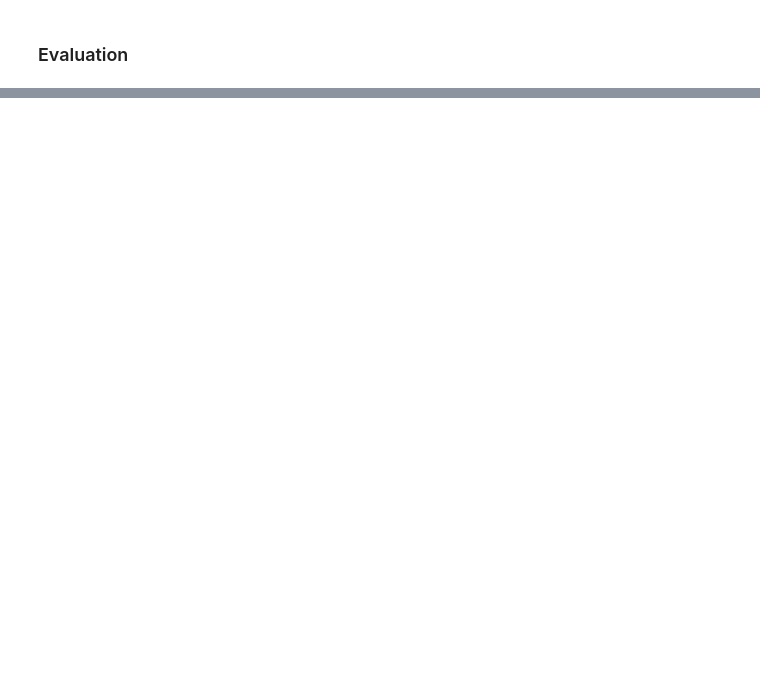
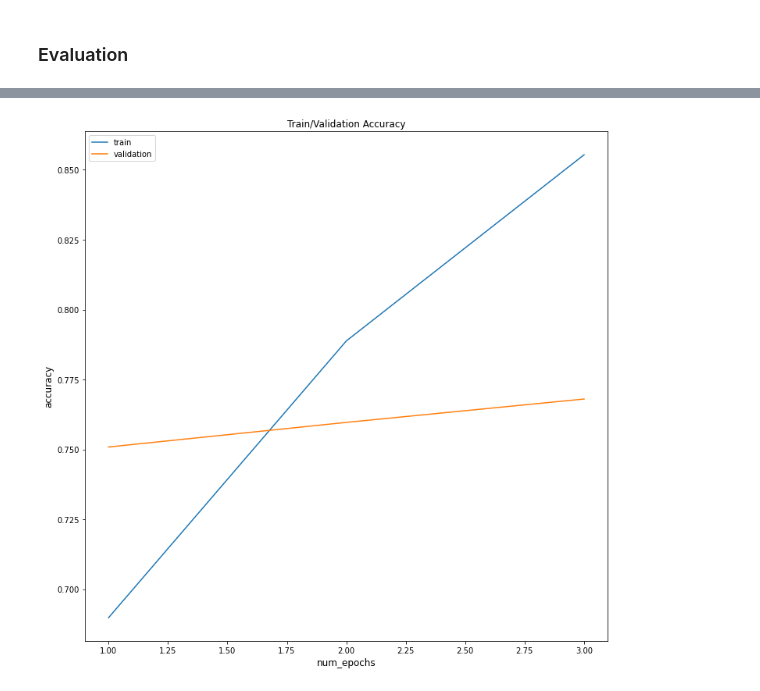
Before and after one commit to nefelitav/vaccine-sentiment-classifier, a Jupyter notebook: notebooks/bert.ipynb, the cells around one changed output, grey strips where cells are left out. Saved outputs shown, nothing was run; the diff lists cells and outputs as text; code cells hidden in the pictures; blank space fills up the shorter version.

```diff
--- a/notebooks/bert.ipynb
+++ b/notebooks/bert.ipynb
@@ -328,11 +347,13 @@ Precision-Recall-F1 - Training Data :
 # %%
-def plot_graph_loss(epochs):
+def plot_graph_acc(epochs):
     fig = plt.figure(figsize=(12,12))
-    plt.title("Train/Validation Loss")
-    plt.plot(list(np.arange(epochs) + 1) , epoch_loss, label='train')
-    plt.plot(list(np.arange(epochs) + 1), epoch_loss_dev, label='validation')
+    plt.title("Train/Validation Accuracy")
+    plt.plot(list(np.arange(epochs) + 1) , epoch_acc, label='train')
+    plt.plot(list(np.arange(epochs) + 1), epoch_acc_dev, label='validation')
     plt.xlabel('num_epochs', fontsize=12)
-    plt.ylabel('loss', fontsize=12)
+    plt.ylabel('accuracy', fontsize=12)
     plt.legend(['train', 'validation']);
 
-plot_graph_loss(5)
+plot_graph_acc(EPOCHS)
+# %% [output]
+[figure, added]
```
Also changed, not shown: parts of 15 cells of this notebook, 1 other file.
